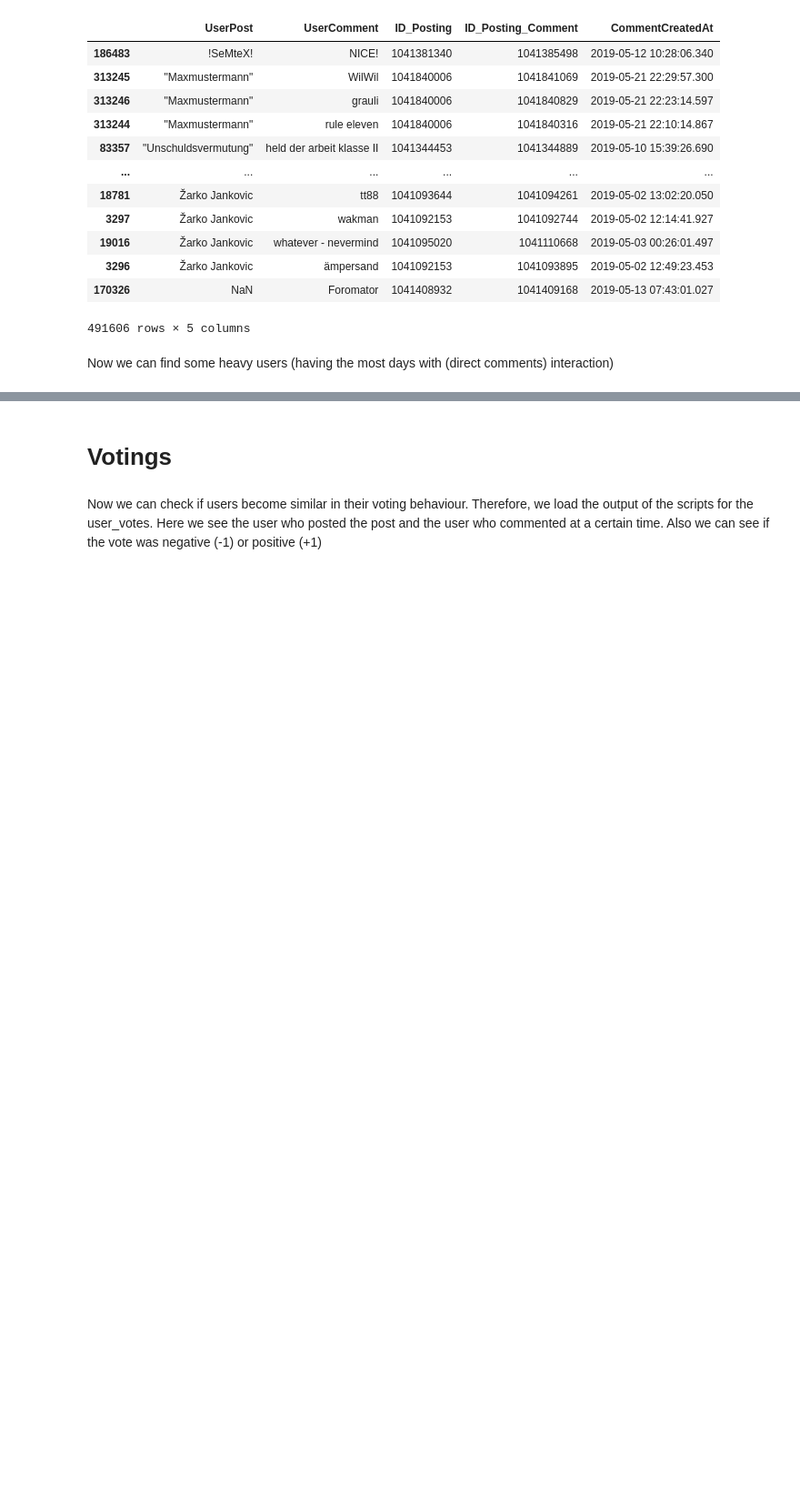
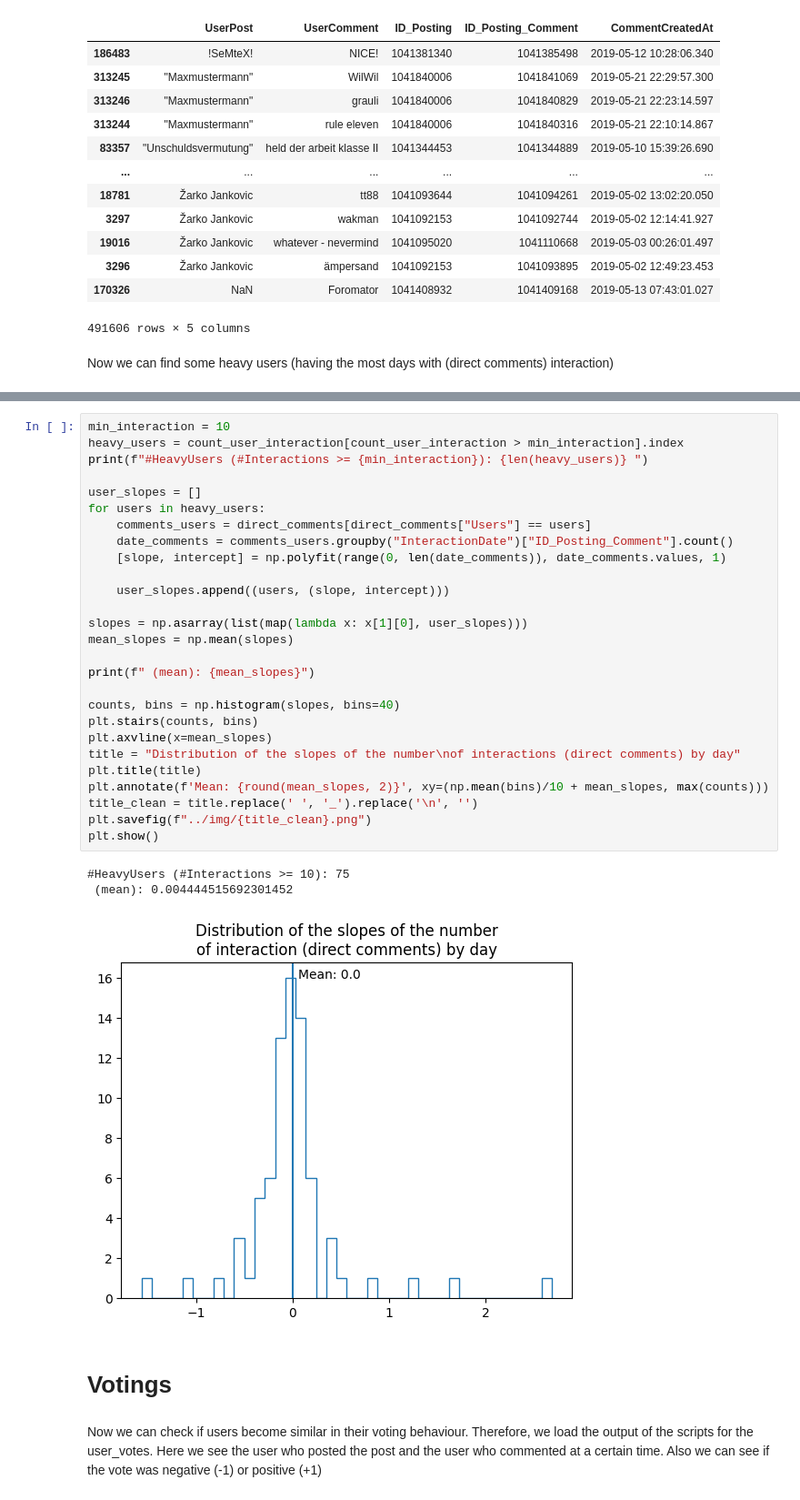
Before and after one commit to anaterovic/SNA, a Jupyter notebook: scripts/scripts_explain.ipynb, the cells around one changed output, grey strips where cells are left out. Shown: that part at 91% size. Drawn from its saved outputs; the diff is of its cells as text; blank space fills up the shorter version.

```diff
--- a/scripts/scripts_explain.ipynb
+++ b/scripts/scripts_explain.ipynb
@@ -75,3 +78,34 @@ direct_comments_heavy_users
+# %%
+min_interaction = 10
+heavy_users = count_user_interaction[count_user_interaction > min_interaction].index
+print(f"#HeavyUsers (#Interactions >= {min_interaction}): {len(heavy_users)} ")
+
+user_slopes = []
+for users in heavy_users:
+    comments_users = direct_comments[direct_comments["Users"] == users]
+    date_comments = comments_users.groupby("InteractionDate")["ID_Posting_Comment"].count()
+    [slope, intercept] = np.polyfit(range(0, len(date_comments)), date_comments.values, 1)
+
+    user_slopes.append((users, (slope, intercept)))
+
+slopes = np.asarray(list(map(lambda x: x[1][0], user_slopes)))
+mean_slopes = np.mean(slopes)
+
+print(f" (mean): {mean_slopes}")
+
+counts, bins = np.histogram(slopes, bins=40)
+plt.stairs(counts, bins)
+plt.axvline(x=mean_slopes)
+title = "Distribution of the slopes of the number\nof interactions (direct comments) by day"
+plt.title(title)
+plt.annotate(f'Mean: {round(mean_slopes, 2)}', xy=(np.mean(bins)/10 + mean_slopes, max(counts)))
+title_clean = title.replace(' ', '_').replace('\n', '')
+plt.savefig(f"../img/{title_clean}.png")
+plt.show()
+# %% [output]
+#HeavyUsers (#Interactions >= 10): 75
+ (mean): 0.004444515692301452
+[figure, added]
 # %% [markdown]
 # Votings
 # %% [markdown]
```
Also changed, not shown: parts of 15 cells of this notebook.
